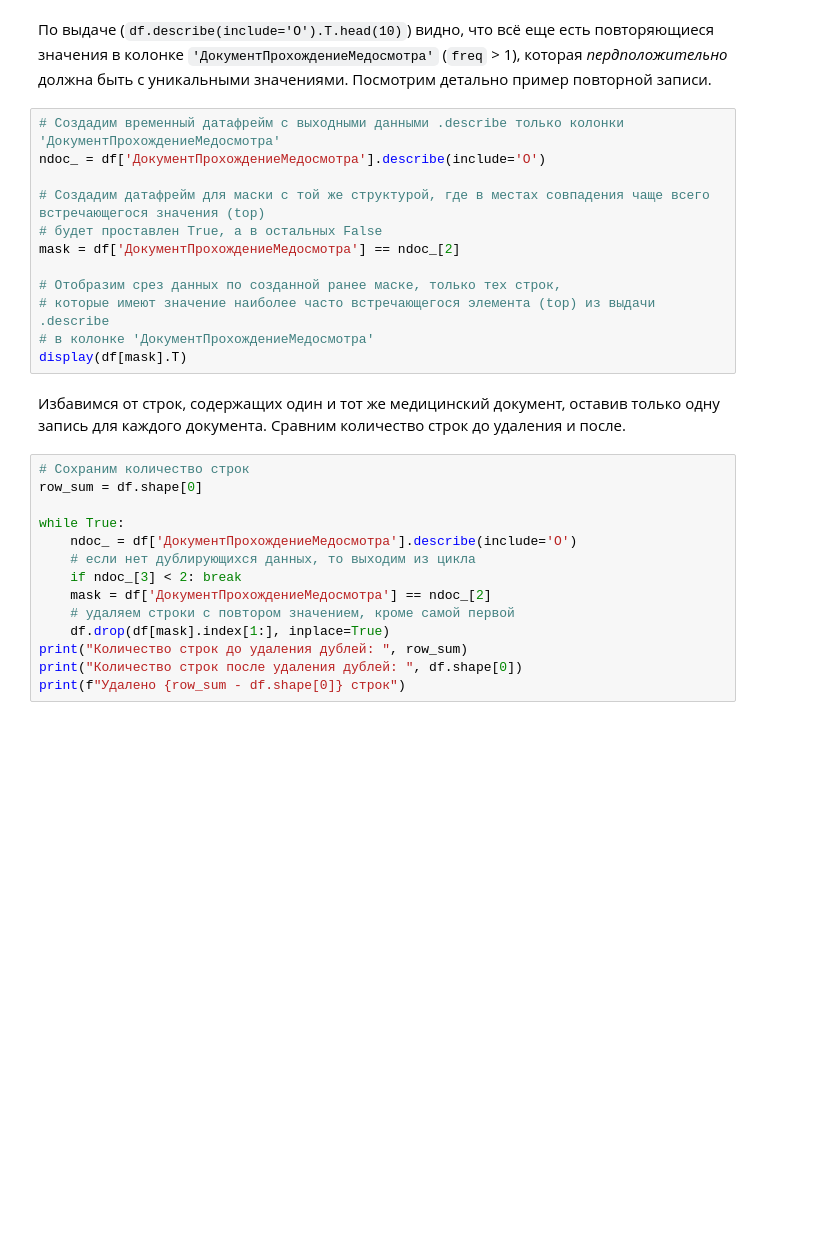
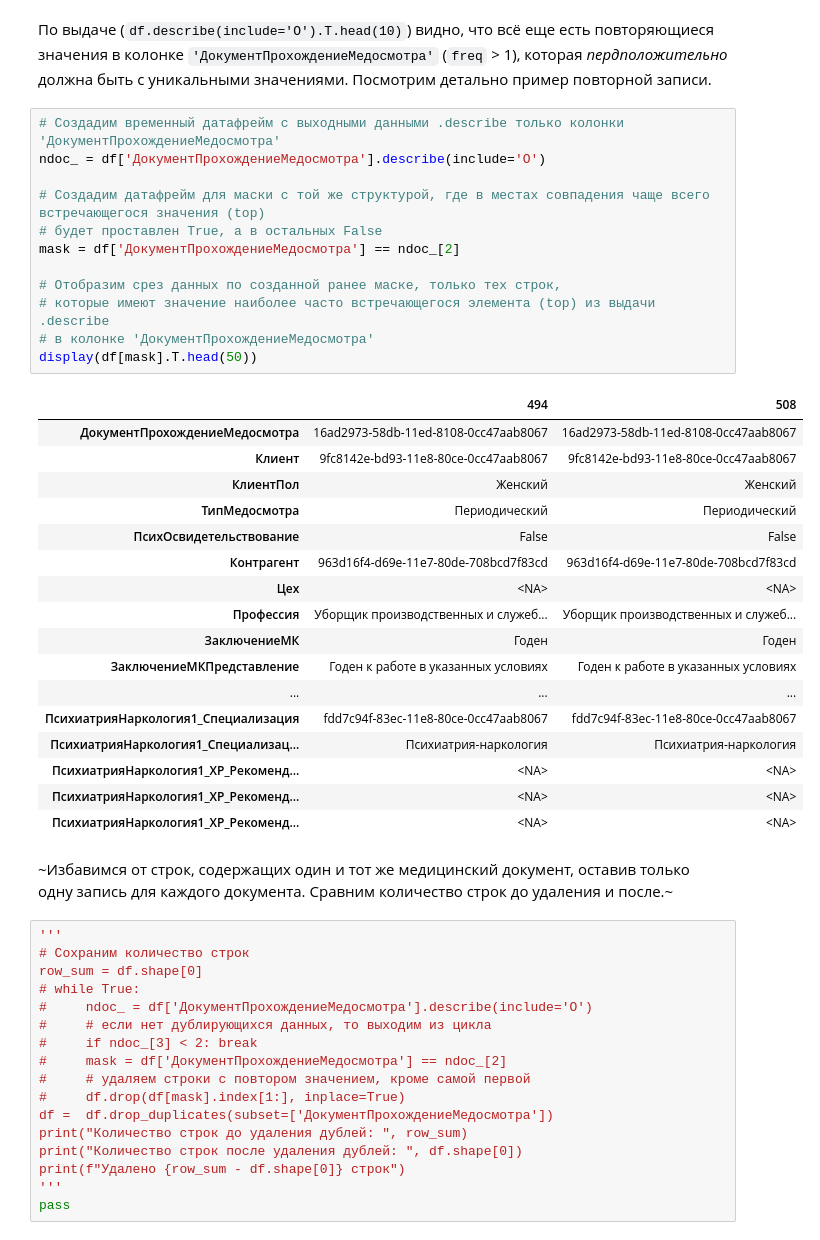
Before and after one commit to Untick/InspectrumClinic_RS_gr2, a Jupyter notebook: Yurkov Vladimir/Untitled0.ipynb, the cells around one changed output. Cells and saved outputs as stored; diff of their text form; blank space fills up the shorter version.

```diff
--- a/Yurkov Vladimir/Untitled0.ipynb
+++ b/Yurkov Vladimir/Untitled0.ipynb
@@ -88,28 +298,49 @@ plt.title('ЗаключениеМК');
 # %%
 # Создадим временный датафрейм с выходными данными .describe только колонки 'ДокументПрохождениеМедосмотра'
 ndoc_ = df['ДокументПрохождениеМедосмотра'].describe(include='O')
 
 # Создадим датафрейм для маски с той же структурой, где в местах совпадения чаще всего встречающегося значения (top)
 # будет проставлен True, а в остальных False
 mask = df['ДокументПрохождениеМедосмотра'] == ndoc_[2]
 
 # Отобразим срез данных по созданной ранее маске, только тех строк,
 # которые имеют значение наиболее часто встречающегося элемента (top) из выдачи .describe
 # в колонке 'ДокументПрохождениеМедосмотра'
-display(df[mask].T)
+display(df[mask].T.head(50))
+# %% [output]
+|  | 494 | 508 |
+| ДокументПрохождениеМедосмотра | 16ad2973-58db-11ed-8108-0cc47aab8067 | 16ad2973-58db-11ed-8108-0cc47aab8067 |
+| Клиент | 9fc8142e-bd93-11e8-80ce-0cc47aab8067 | 9fc8142e-bd93-11e8-80ce-0cc47aab8067 |
+| КлиентПол | Женский | Женский |
+| ТипМедосмотра | Периодический | Периодический |
+| ПсихОсвидетельствование | False | False |
+| Контрагент | 963d16f4-d69e-11e7-80de-708bcd7f83cd | 963d16f4-d69e-11e7-80de-708bcd7f83cd |
+| Цех | <NA> | <NA> |
+| Профессия | Уборщик производственных и служеб... | Уборщик производственных и служеб... |
+| ЗаключениеМК | Годен | Годен |
+| ЗаключениеМКПредставление | Годен к работе в указанных условиях | Годен к работе в указанных условиях |
+| ... | ... | ... |
+| ПсихиатрияНаркология1_Специализация | fdd7c94f-83ec-11e8-80ce-0cc47aab8067 | fdd7c94f-83ec-11e8-80ce-0cc47aab8067 |
+| ПсихиатрияНаркология1_Специализац... | Психиатрия-наркология | Психиатрия-наркология |
+| ПсихиатрияНаркология1_ХР_Рекоменд... | <NA> | <NA> |
+| ПсихиатрияНаркология1_ХР_Рекоменд... | <NA> | <NA> |
+| ПсихиатрияНаркология1_ХР_Рекоменд... | <NA> | <NA> |
 # %% [markdown]
-Избавимся от строк, содержащих один и тот же медицинский документ, оставив только одну запись для каждого документа. Сравним количество строк до удаления и после.
+~Избавимся от строк, содержащих один и тот же медицинский документ, оставив только одну запись для каждого документа. Сравним количество строк до удаления и после.~
 # %%
+'''
 # Сохраним количество строк
 row_sum = df.shape[0]
-
-while True:
-    ndoc_ = df['ДокументПрохождениеМедосмотра'].describe(include='O')
-    # если нет дублирующихся данных, то выходим из цикла
-    if ndoc_[3] < 2: break
-    mask = df['ДокументПрохождениеМедосмотра'] == ndoc_[2]
-    # удаляем строки с повтором значением, кроме самой первой
-    df.drop(df[mask].index[1:], inplace=True)
+# while True:
+#     ndoc_ = df['ДокументПрохождениеМедосмотра'].describe(include='O')
+#     # если нет дублирующихся данных, то выходим из цикла
+#     if ndoc_[3] < 2: break
+#     mask = df['ДокументПрохождениеМедосмотра'] == ndoc_[2]
+#     # удаляем строки с повтором значением, кроме самой первой
+#     df.drop(df[mask].index[1:], inplace=True)
+df =  df.drop_duplicates(subset=['ДокументПрохождениеМедосмотра'])
 print("Количество строк до удаления дублей: ", row_sum)
 print("Количество строк после удаления дублей: ", df.shape[0])
 print(f"Удалено {row_sum - df.shape[0]} строк")
+'''
+pass
```
Also changed, not shown: parts of 34 cells of this notebook.
